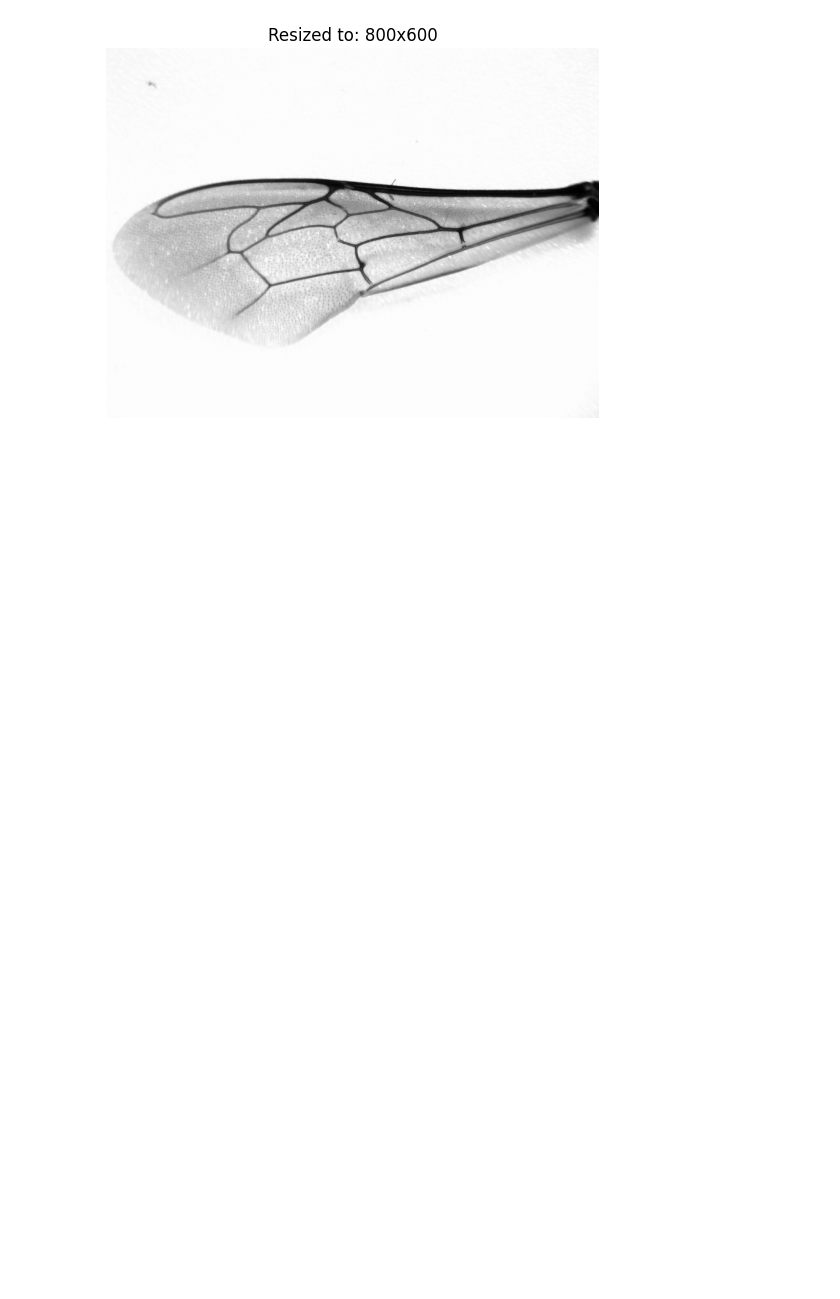
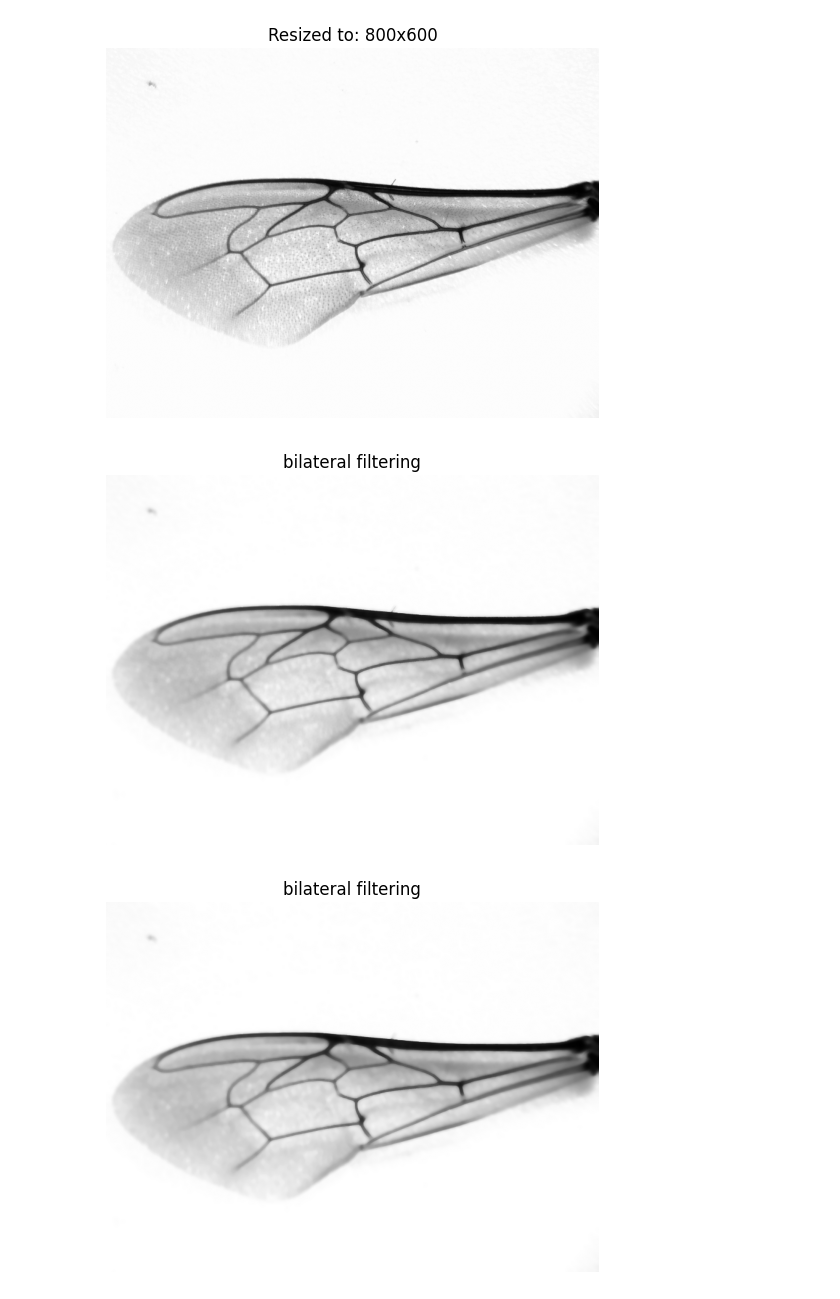
Before and after one commit to amiinemohamed/Bees-cv, a Jupyter notebook: Bees.ipynb, the cells around one changed output. Drawn from its saved outputs; the diff is of its cells as text; code cells hidden in the pictures; blank space fills up the shorter version.

```diff
--- a/Bees.ipynb
+++ b/Bees.ipynb
@@ -62,5 +60,18 @@ plt.show()
 # %% [output]
 [figure]
 # %%
-filtered = cv2.medianBlur(noisy_image, 5)
+filtered_image = cv2.bilateralFilter(image_gray, d=9, sigmaColor=75, sigmaSpace=75)
+plt.imshow(filtered_image, cmap='gray')
+plt.axis('off')
+plt.title("bilateral filtering")
+plt.show()
+
+filtered_median = cv2.medianBlur(filtered_image, 5)
+plt.imshow(filtered_median, cmap='gray')
+plt.axis('off')
+plt.title("bilateral filtering")
+plt.show()
+# %% [output]
+[figure, added]
+[figure, added]
 # %%
```
Also changed, not shown: parts of 6 cells of this notebook.
